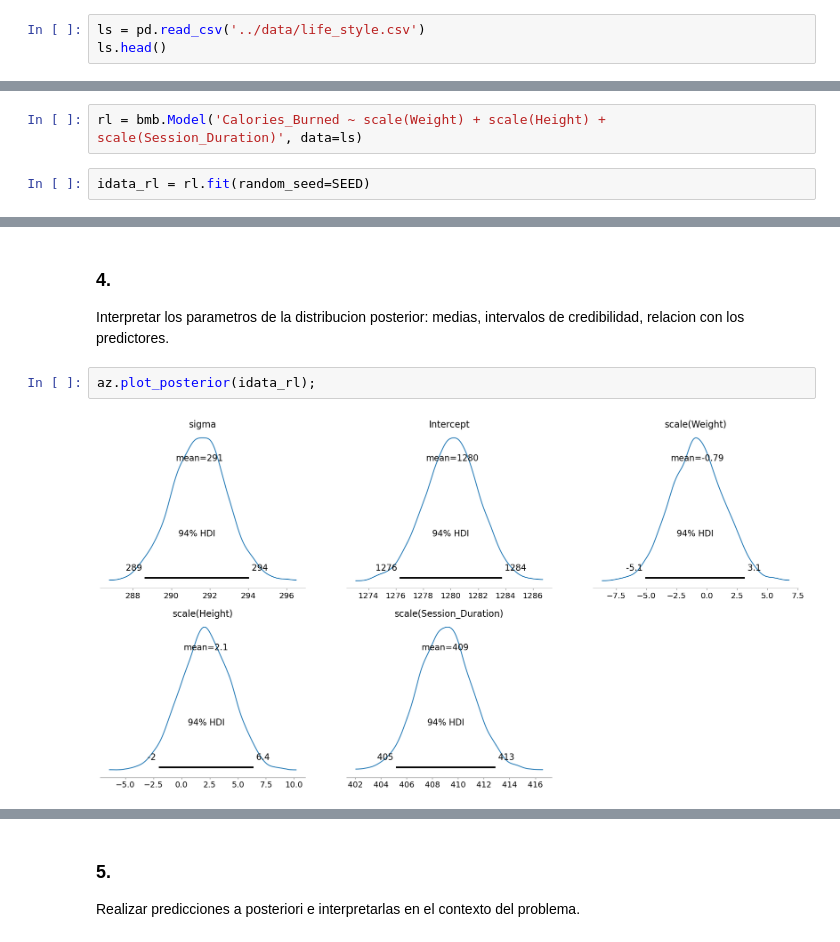
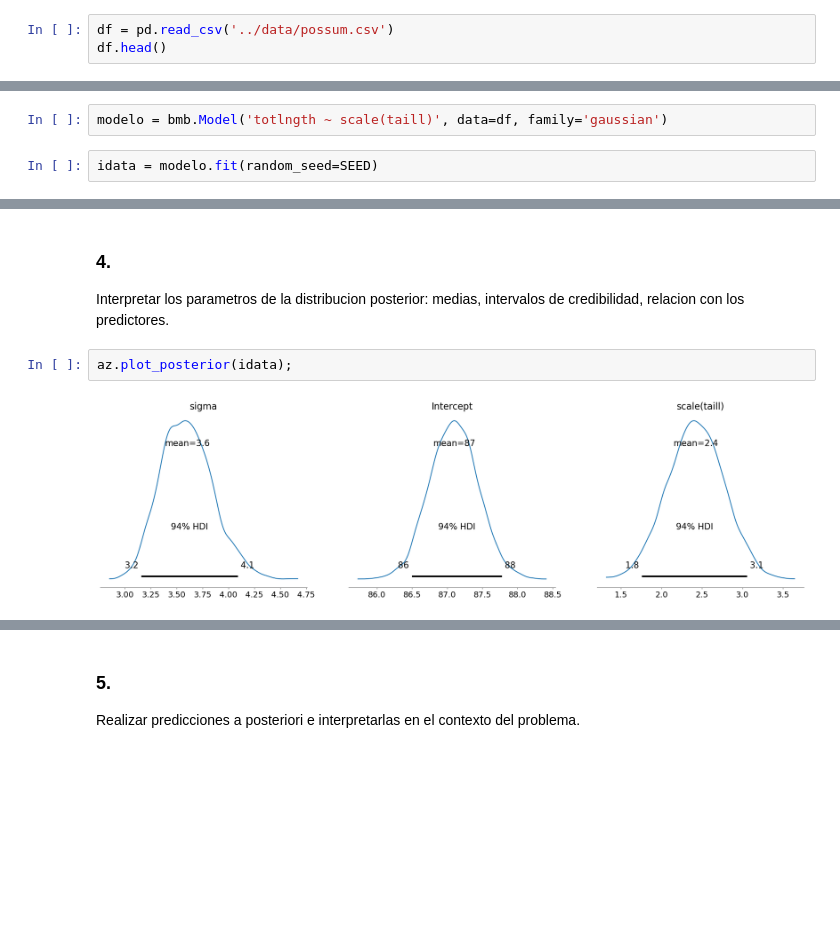
Before and after one commit to nazarenomm/Grupo4-TPI-EeI2, a Jupyter notebook: Parte2/parte_1.ipynb, the cells around one changed output, grey strips where cells are left out. Saved outputs shown, nothing was run; the diff lists cells and outputs as text; blank space fills up the shorter version.

```diff
--- a/Parte2/parte_1.ipynb
+++ b/Parte2/parte_1.ipynb
@@ -25,6 +24,6 @@ Para el Dataset elegido, elegir variables para aplicar un modelo GLM Bayesiano
 con m ́as de una para cada categor ́ıa) y presentar un brvee resumen de cada una y
 la relaci ́on entre variables (si ya lo hicieron en la Parte 0, no es necesario repetirlo).
 # %%
-ls = pd.read_csv('../data/life_style.csv')
-ls.head()
+df = pd.read_csv('../data/possum.csv')
+df.head()
 # %% [output]
@@ -68,9 +41,9 @@ Seleccionar un modelo GLM adecuado al tipo de variable respuesta:
 • Modelo con estructura jerarquica
 • (Opcional) De conteo: regresion Poisson o negativa binomial.
 # %%
-rl = bmb.Model('Calories_Burned ~ scale(Weight) + scale(Height) + scale(Session_Duration)', data=ls)
+modelo = bmb.Model('totlngth ~ scale(taill)', data=df, family='gaussian')
 # %%
-idata_rl = rl.fit(random_seed=SEED)
+idata = modelo.fit(random_seed=SEED)
 # %% [output]
 Initializing NUTS using jitter+adapt_diag...
 Multiprocess sampling (4 chains in 4 jobs)
@@ -92,7 +60,7 @@ Formular las ecuaciones del modelo y justificar las distribuciones elegidas.
 ### 4.
 Interpretar los parametros de la distribucion posterior: medias, intervalos de credibilidad, relacion con los predictores.
 # %%
-az.plot_posterior(idata_rl);
+az.plot_posterior(idata);
 # %% [output]
-[figure, old version]
+[figure, new version]
 # %%
```
Also changed, not shown: parts of 28 cells of this notebook, 3 other files.
